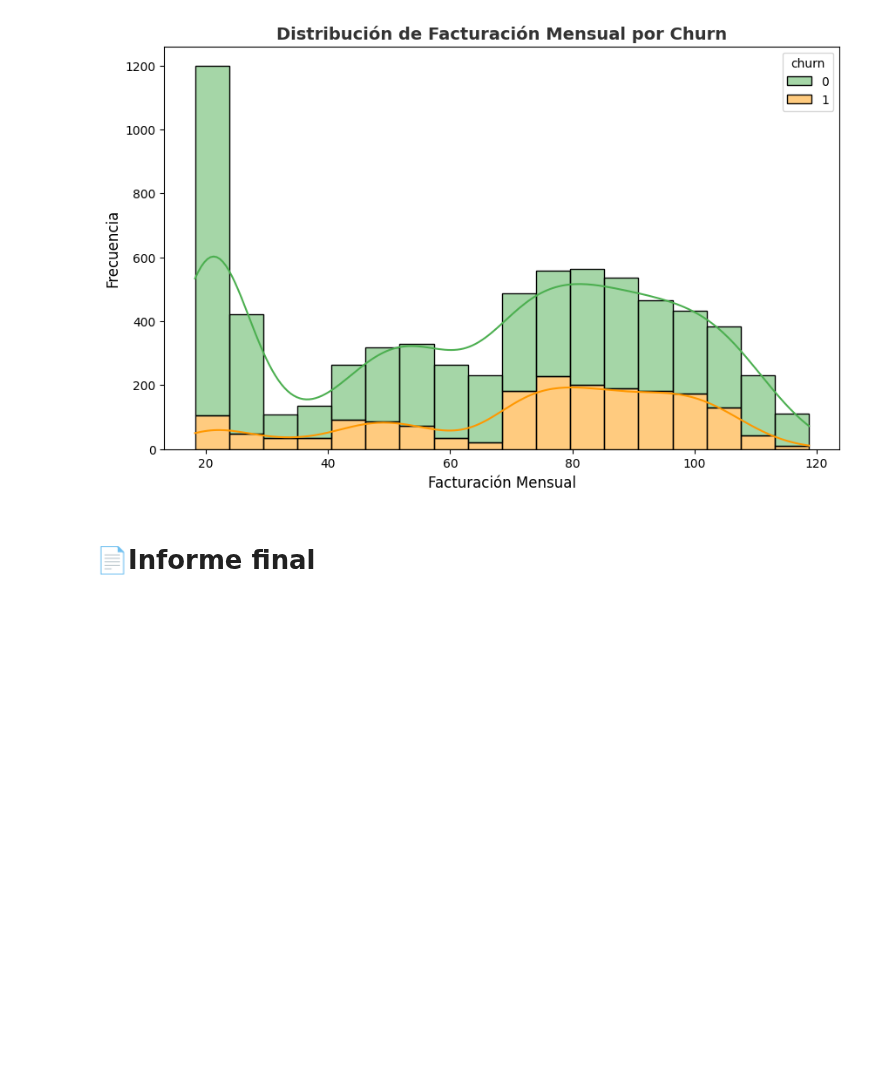
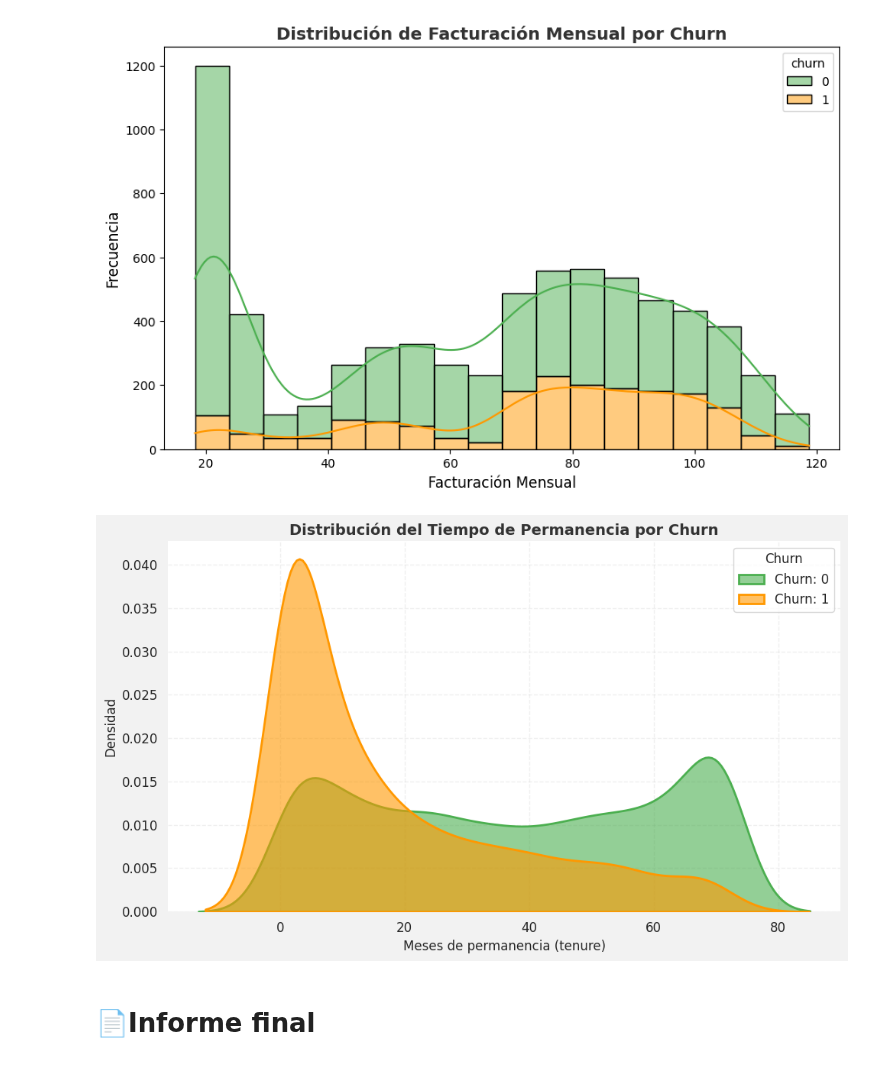
Before and after one commit to paulosky311/Challenge-Alura-Store, a Jupyter notebook: Challenger_Telecom.ipynb, the cells around one changed output. Cells and saved outputs as stored; diff of their text form; code cells hidden in the pictures; blank space fills up the shorter version.

```diff
--- a/Challenger_Telecom.ipynb
+++ b/Challenger_Telecom.ipynb
@@ -488,5 +488,45 @@ plt.ylabel('Frecuencia', fontsize=12)
 plt.show()
 # %% [output]
 [figure]
+# %%
+import matplotlib.pyplot as plt
+import seaborn as sns
+
+# Estilo y paleta
+sns.set(style="whitegrid")
+colors = {0: '#4CAF50', 1: '#FF9800'}  # Verde (No Churn), Naranjo (Churn)
+
+# Crear gráfico
+plt.figure(figsize=(10, 6), facecolor='#f2f2f2')
+
+# Densidad por churn
+for valor in [0, 1]:
+    subset = df_normalizado[df_normalizado['churn'] == valor]
+    sns.kdeplot(
+        subset['tenure'],
+        label=f'Churn: {valor}',
+        fill=True,
+        linewidth=2,
+        color=colors[valor],
+        alpha=0.6
+    )
+
+# Título y etiquetas
+plt.title('Distribución del Tiempo de Permanencia por Churn', fontsize=14, weight='bold', color='#333333')
+plt.xlabel('Meses de permanencia (tenure)', fontsize=12)
+plt.ylabel('Densidad', fontsize=12)
+plt.xticks(fontsize=12)
+plt.yticks(fontsize=12)
+
+# Estética
+for spine in ['top', 'right', 'left', 'bottom']:
+    plt.gca().spines[spine].set_visible(False)
+
+plt.grid(True, linestyle='--', alpha=0.3)
+plt.legend(fontsize=12, title='Churn')
+plt.tight_layout()
+plt.show()
+# %% [output]
+[figure, added]
 # %% [markdown]
 # 📄Informe final
```
